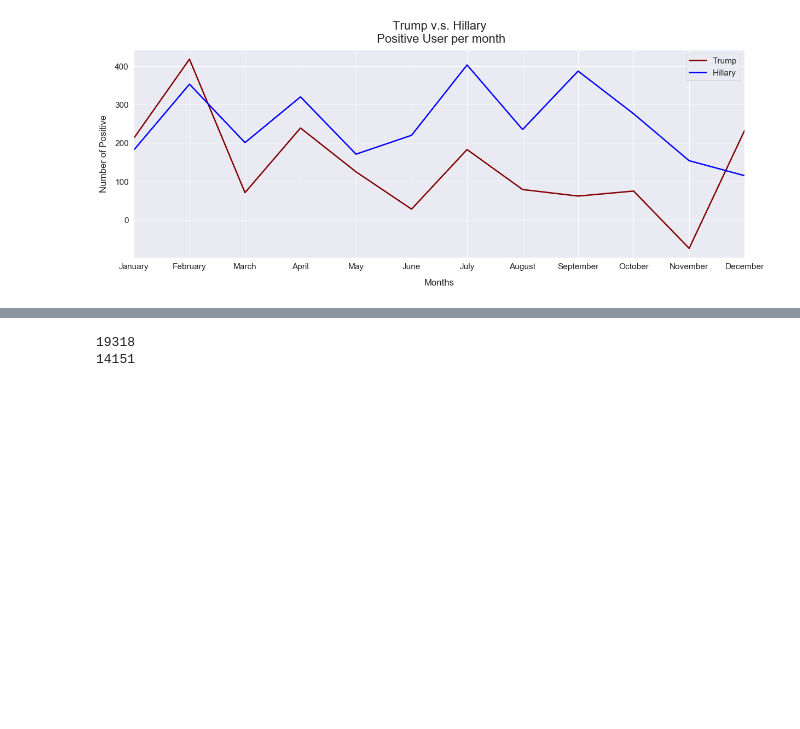
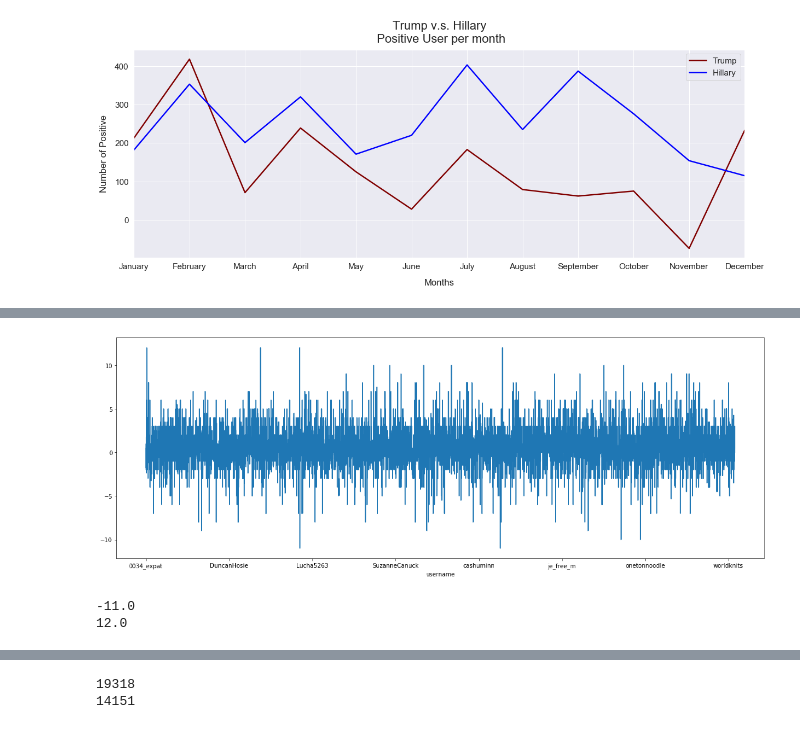
Before and after one commit to jaydenhojingrong/DAP-Best-eggs, a Jupyter notebook: Other Analysis/Other Analysis.ipynb, the cells around one changed output, grey strips where cells are left out. Drawn from its saved outputs; the diff is of its cells as text; code cells hidden in the pictures; blank space fills up the shorter version.

```diff
--- a/Other Analysis/Other Analysis.ipynb
+++ b/Other Analysis/Other Analysis.ipynb
@@ -76,7 +76,7 @@ def NoOfPosNeg(filename):
                           else 'negative' if score < 0
                               else 'neutral'
                                   for score in sentiment_scores]
-    df = pd.DataFrame([list(data['username']), list(data['tweet']), sentiment_score, sentiment_category]).T
+    df = pd.DataFrame([list(data['username']), list(data['tweet']), sentiment_scores, sentiment_category]).T
     df.columns = ['username', 'tweet', 'sentiment_score', 'sentiment_category']
     df['sentiment_score'] = df.sentiment_score.astype('float')
     list_of_sentiment_scores = df.groupby('username')['sentiment_score'].mean()
@@ -84,6 +84,6 @@ def NoOfPosNeg(filename):
                               else 'negative' if score < 0
                                   else 'neutral'
                                       for score in list_of_sentiment_scores]
-    return all_sentiment_category
+    return all_sentiment_category, list_of_sentiment_scores
 # %%
 clintons = NoOfPosNeg('HillaryClinton.csv')
@@ -91,0 +106,10 @@ trump = NoOfPosNeg('Trump2.csv')
+# %%
+clintons[1].plot()
+plt.gcf().set_size_inches(20, 7)
+plt.show()
+print(clintons[1].min())
+print(clintons[1].max())
+# %% [output]
+[figure, added]
+-11.0
+12.0
```
Also changed, not shown: parts of 6 cells of this notebook.
